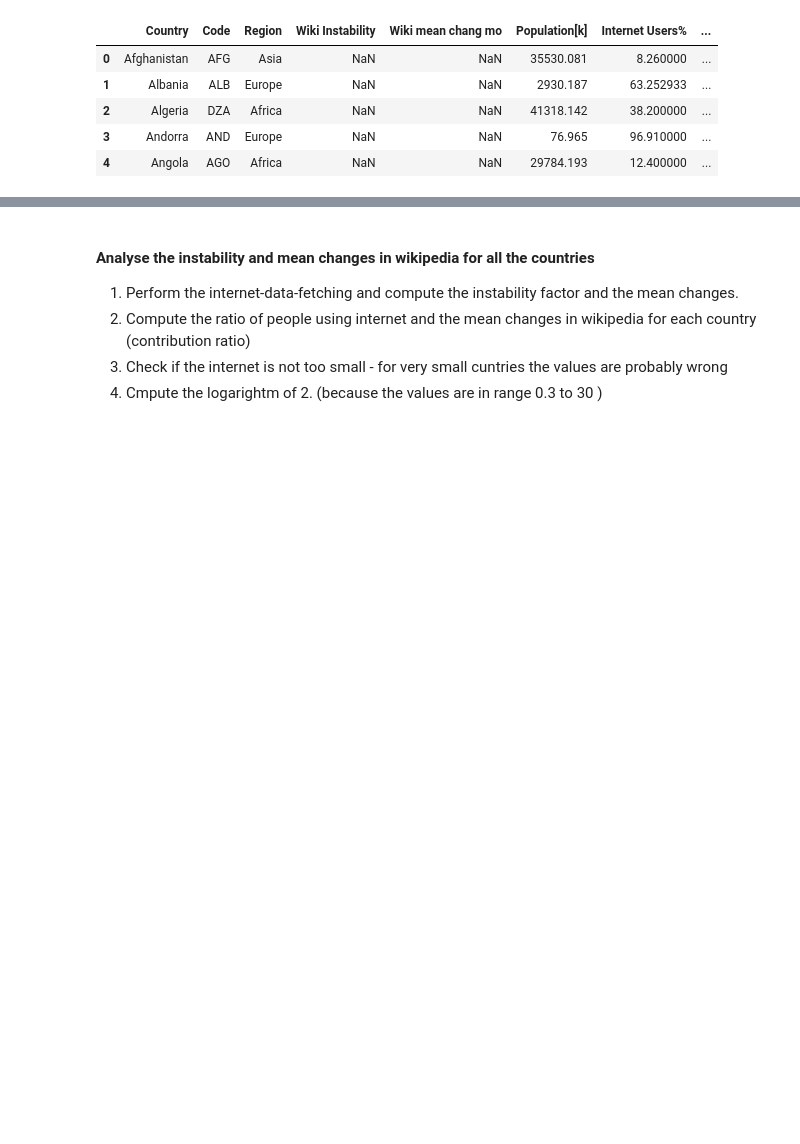
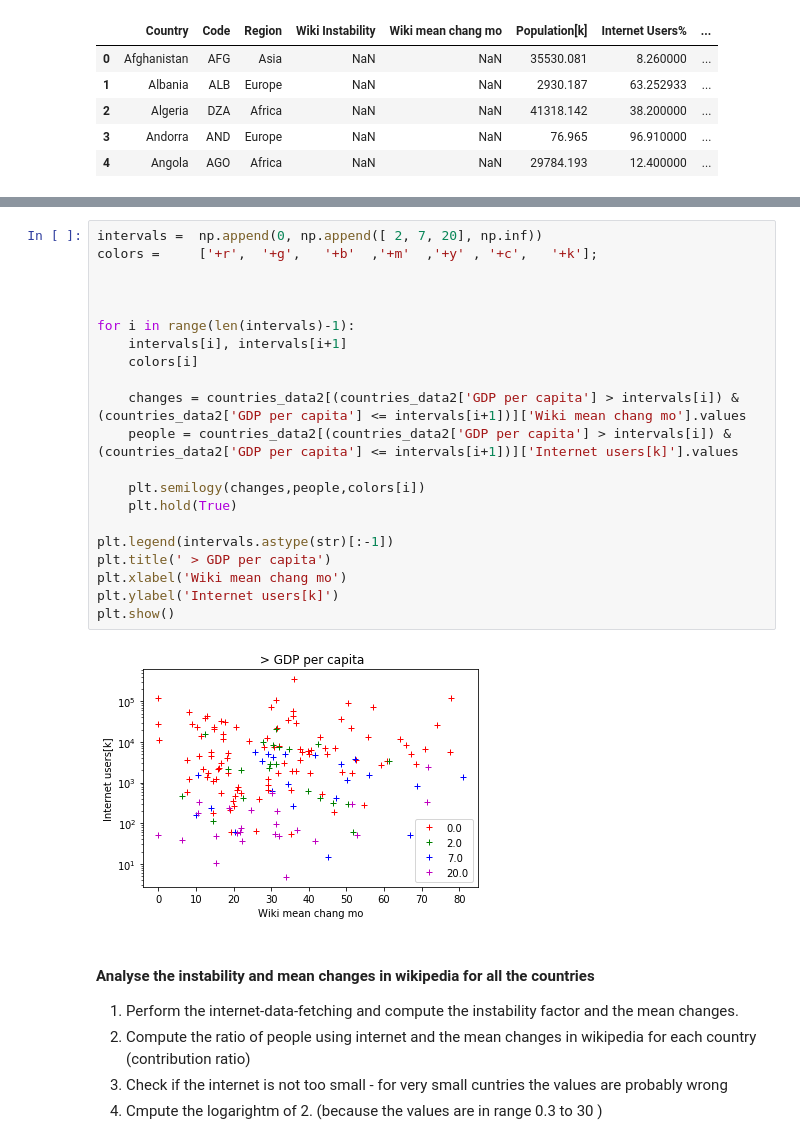
Before and after one commit to Amaumaury/ada-2017, a Jupyter notebook: project/Milestone2.ipynb, the cells around one changed output, grey strips where cells are left out. Drawn from its saved outputs; the diff is of its cells as text; blank space fills up the shorter version.

```diff
--- a/project/Milestone2.ipynb
+++ b/project/Milestone2.ipynb
@@ -302,3 +405,26 @@ countries_data = pd.read_pickle('countries_data.pkl')
+# %%
+intervals =  np.append(0, np.append([ 2, 7, 20], np.inf))
+colors =     ['+r',  '+g',   '+b'  ,'+m'  ,'+y' , '+c',   '+k'];
+
+
+
+for i in range(len(intervals)-1):
+    intervals[i], intervals[i+1]
+    colors[i]
+
+    changes = countries_data2[(countries_data2['GDP per capita'] > intervals[i]) & (countries_data2['GDP per capita'] <= intervals[i+1])]['Wiki mean chang mo'].values
+    people = countries_data2[(countries_data2['GDP per capita'] > intervals[i]) & (countries_data2['GDP per capita'] <= intervals[i+1])]['Internet users[k]'].values
+
+    plt.semilogy(changes,people,colors[i])
+    plt.hold(True)
+
+plt.legend(intervals.astype(str)[:-1])
+plt.title(' > GDP per capita')
+plt.xlabel('Wiki mean chang mo')
+plt.ylabel('Internet users[k]')
+plt.show()
+# %% [output]
+[figure, added]
 # %% [markdown]
 #### Analyse the instability and mean changes in wikipedia for all the countries
 1. Perform the internet-data-fetching and compute the instability factor and the mean changes.
```
Also changed, not shown: parts of 6 cells of this notebook, 2 other files.
